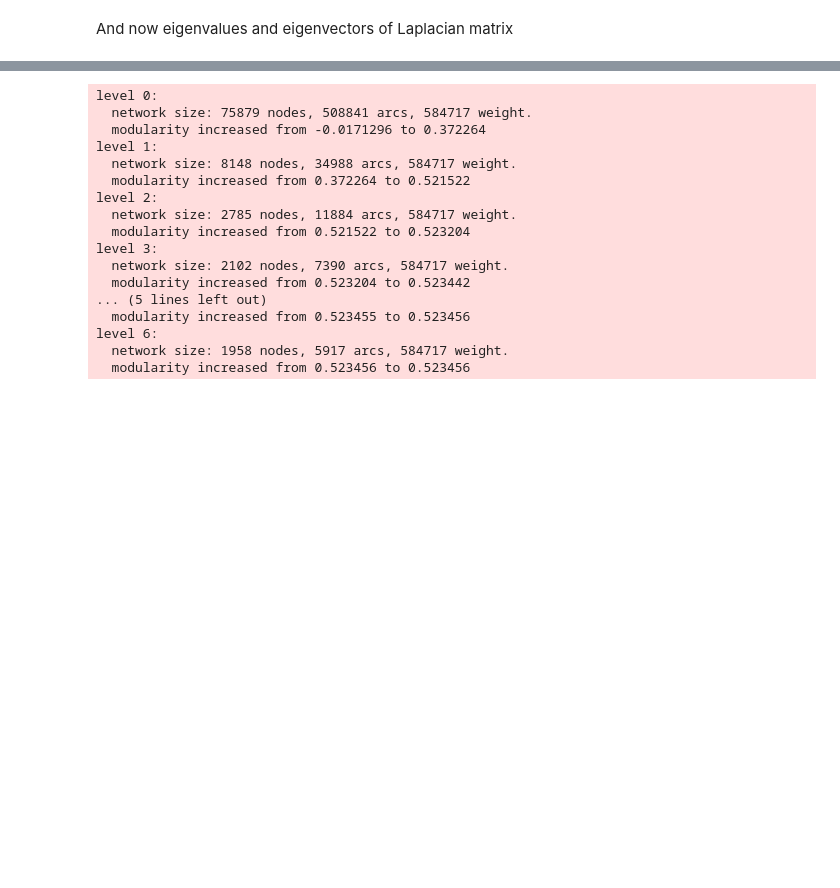
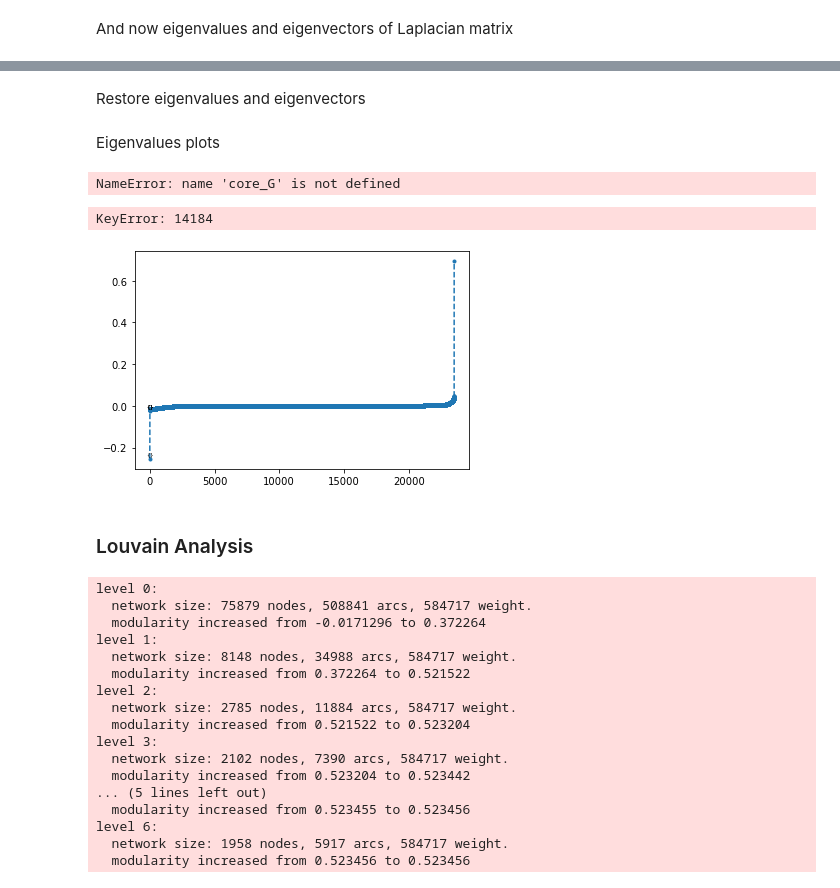
Before and after one commit to tratom/fcul-cda-project, a Jupyter notebook: code/analysis.ipynb, the cells around one changed output, grey strips where cells are left out. Saved outputs shown, nothing was run; the diff lists cells and outputs as text; code cells hidden in the pictures; blank space fills up the shorter version.

```diff
--- a/code/analysis.ipynb
+++ b/code/analysis.ipynb
@@ -299,7 +322,7 @@ def get_core_nodes(graph, threshold):
     return core_graph
 # %%
 # Get the core graph
-threshold = 55 # it was 4
+threshold = 4 # it was 4
 core_G = get_core_nodes(G, threshold)
 # Print the number of nodes and edges in the original and core graphs
 print(f"Original Graph: {G.number_of_nodes()} nodes, {G.number_of_edges()} edges")
@@ -981,3 +1019,41 @@ And now eigenvalues and eigenvectors of Laplacian matrix
+# %% [markdown]
+Restore eigenvalues and eigenvectors
+# %%
+data = np.load("eigenvalues_eigenvectors.npz")
+eigenvalues = data['eigenvalues'].astype(np.float32)
+eigenvectors = data['eigenvectors'].astype(np.float32)
+# %% [markdown]
+Eigenvalues plots
+# %%
+eord = np.argsort(eigenvalues)
+L1=eigenvectors[:,eord[0]]
+L2=eigenvectors[:,eord[1]]
+plt.plot(core_G.nodes, L1, ".--", label="Eigen 1")
+plt.plot(core_G.nodes, L2, ".--", label="Eigen 2")
+plt.ylim(-1,1)
+plt.grid()
+plt.legend()
+plt.show()
+# %% [output]
+NameError: name 'core_G' is not defined
+# %%
+def plotEigenVector(LL):
+    NN=LL.shape[0]
+    n_order=np.argsort(LL)
+    plt.plot(np.arange(NN), LL[n_order], ".--")
+
+    for x,y in zip(np.arange(NN), LL[n_order]):
+        plt.annotate(core_G.nodes[n_order[x]], (x,y), textcoords="offset points",
+                     xytext=(0,3), ha='center', size=6)
+    plt.grid()
+    plt.show()
+
+plotEigenVector(L2)
+# %% [output]
+KeyError: 14184
+[figure, added]
+# %% [markdown]
+### Louvain Analysis
 # %%
 dl_obj = dl.Community("soc-Epinions1.txt", precision=0.0001, gamma=1, reproducibility=False, renumbering=True, random=False)
 # %%
```
Also changed, not shown: parts of 7 cells of this notebook.
